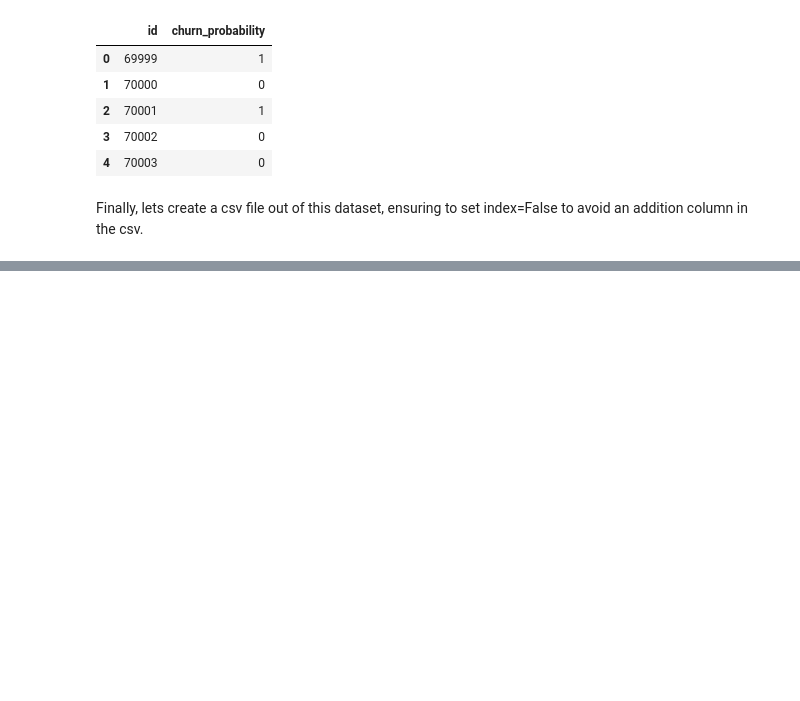
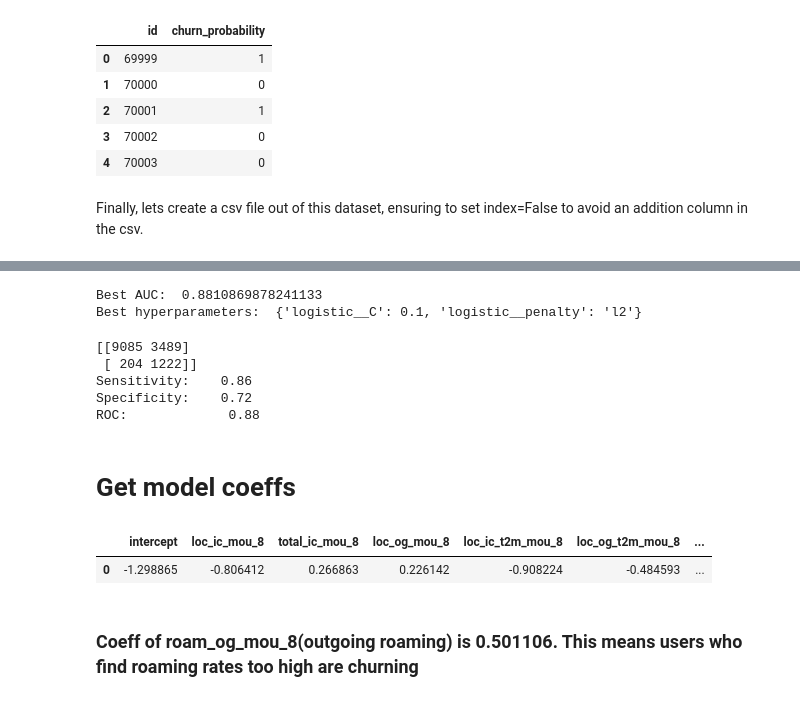
Before and after one commit to kapasitejas/Telecom_Churn_Case_Study, a Jupyter notebook: telecom-casestudy.ipynb, the cells around one changed output, grey strips where cells are left out. Saved outputs shown, nothing was run; the diff lists cells and outputs as text; code cells hidden in the pictures; blank space fills up the shorter version.

```diff
--- a/telecom-casestudy.ipynb
+++ b/telecom-casestudy.ipynb
@@ -1231,0 +899,17 @@ You can now take this file and upload it as a submission on Kaggle.
+# %%
+# logistic regression
+steps = [('scaler', StandardScaler()),
+         ("logistic", LogisticRegression(class_weight={0:0.1, 1:0.9}))
+        ]
+
+# compile pipeline
+logistic = Pipeline(steps)
+
+# hyperparameter space
+params = {'logistic__C': [0.1, 0.5, 1, 2, 3, 4, 5, 10], 'logistic__penalty': ['l1', 'l2']}
+
+# create 5 folds
+folds = StratifiedKFold(n_splits = 5, shuffle = True, random_state = 4)
+
+# create gridsearch object
+model = GridSearchCV(estimator=logistic, cv=folds, param_grid=params, scoring='roc_auc', n_jobs=-1, verbose=1)
@@ -1231,0 +930,53 @@ You can now take this file and upload it as a submission on Kaggle.
+# %%
+# print best hyperparameters
+print("Best AUC: ", model.best_score_)
+print("Best hyperparameters: ", model.best_params_)
+# %% [output]
+Best AUC:  0.8810869878241133
+Best hyperparameters:  {'logistic__C': 0.1, 'logistic__penalty': 'l2'}
+# %%
+# predict churn on test data
+y_pred = model.predict(X_test)
+
+# create onfusion matrix
+cm = confusion_matrix(y_test, y_pred)
+print(cm)
+
+# check sensitivity and specificity
+sensitivity, specificity, _ = sensitivity_specificity_support(y_test, y_pred, average='binary')
+print("Sensitivity: \t", round(sensitivity, 2), "\n", "Specificity: \t", round(specificity, 2), sep='')
+
+# check area under curve
+y_pred_prob = model.predict_proba(X_test)[:, 1]
+print("ROC:    \t", round(roc_auc_score(y_test, y_pred_prob),2))
+# %% [output]
+[[9085 3489]
+ [ 204 1222]]
+Sensitivity:    0.86
+Specificity:    0.72
+ROC:             0.88
+# %% [markdown]
+<h1><b>Get model coeffs</b></h1>
+# %%
+logistic_model = model.best_estimator_.named_steps['logistic']
+# %%
+intercept_df = pd.DataFrame(logistic_model.intercept_.reshape((1,1)), columns = ['intercept'])
+# %%
+# coefficients
+coefficients = logistic_model.coef_.reshape((14, 1)).tolist()
+coefficients = [val for sublist in coefficients for val in sublist]
+coefficients = [round(coefficient, 3) for coefficient in coefficients]
+
+logistic_features = list(X_train.columns)
+coefficients_df = pd.DataFrame(logistic_model.coef_, columns=logistic_features)
+# %%
+coefficients = pd.concat([intercept_df, coefficients_df], axis=1)
+coefficients
+# %% [output]
+|  | intercept | loc_ic_mou_8 | total_ic_mou_8 | loc_og_mou_8 | loc_ic_t2m_mou_8 | loc_og_t2m_mou_8 | ... |
+| 0 | -1.298865 | -0.806412 | 0.266863 | 0.226142 | -0.908224 | -0.484593 | ... |
+# %% [markdown]
+<h3>
+    Coeff of roam_og_mou_8(outgoing roaming) is 0.501106. This means users who find roaming rates too high are churning
+
+</h3>
```
Also changed, not shown: parts of 74 cells of this notebook.
